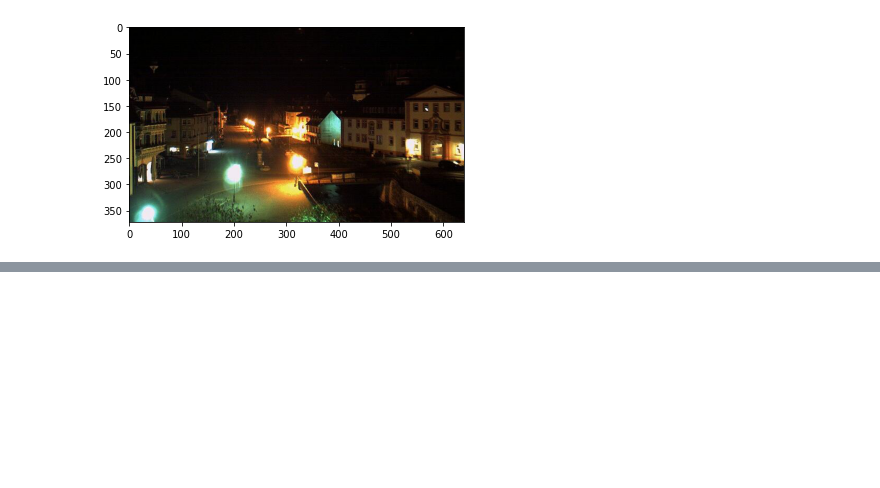
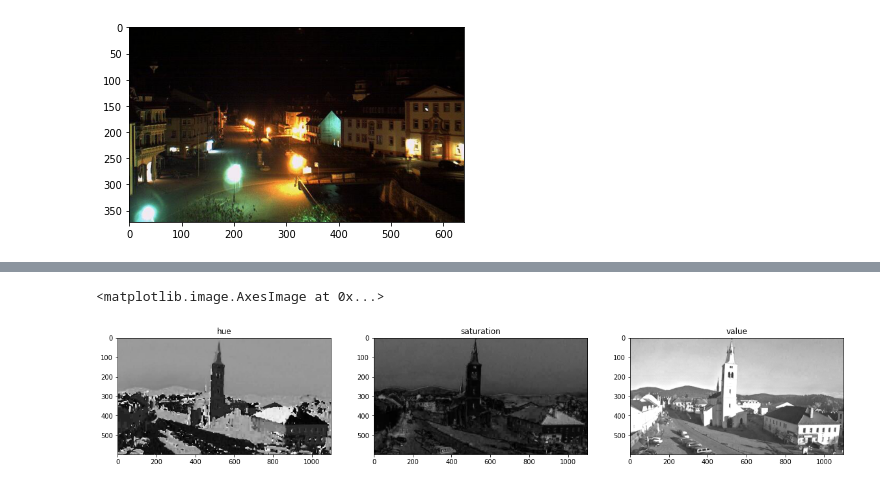
Before and after one commit to prakashr7d/computer_vision, a Jupyter notebook: Day_night_classification.ipynb, the cells around one changed output, grey strips where cells are left out. Saved outputs shown, nothing was run; the diff lists cells and outputs as text; code cells hidden in the pictures; blank space fills up the shorter version.

```diff
--- a/Day_night_classification.ipynb
+++ b/Day_night_classification.ipynb
@@ -44,0 +75,27 @@ plt.imshow(training_images[121][0])
+# %%
+def convert_to_hsv(standard_img):
+  hsv_image = []
+  for image in standard_img:
+    image = cv2.cvtColor(image[0],cv2.COLOR_RGB2HSV)
+    hsv_image.append((image,image[1]))
+
+  return hsv_image
+
+hsv_sd_img = convert_to_hsv(np.copy(sd_img))
+# %%
+h = hsv_sd_img[0][0][:,:,0]
+s = hsv_sd_img[0][0][:,:,1]
+v = hsv_sd_img[0][0][:,:,2]
+
+f, (ax1,ax2,ax3) = plt.subplots(1,3,figsize=(20,10))
+ax1.set_title('hue')
+ax1.imshow(h, cmap='gray')
+
+ax2.set_title('saturation')
+ax2.imshow(s, cmap='gray')
+
+ax3.set_title('value')
+ax3.imshow(v, cmap='gray')
+# %% [output]
+<matplotlib.image.AxesImage at 0x...>
+[figure, added]
```
Also changed, not shown: parts of 22 cells of this notebook.
